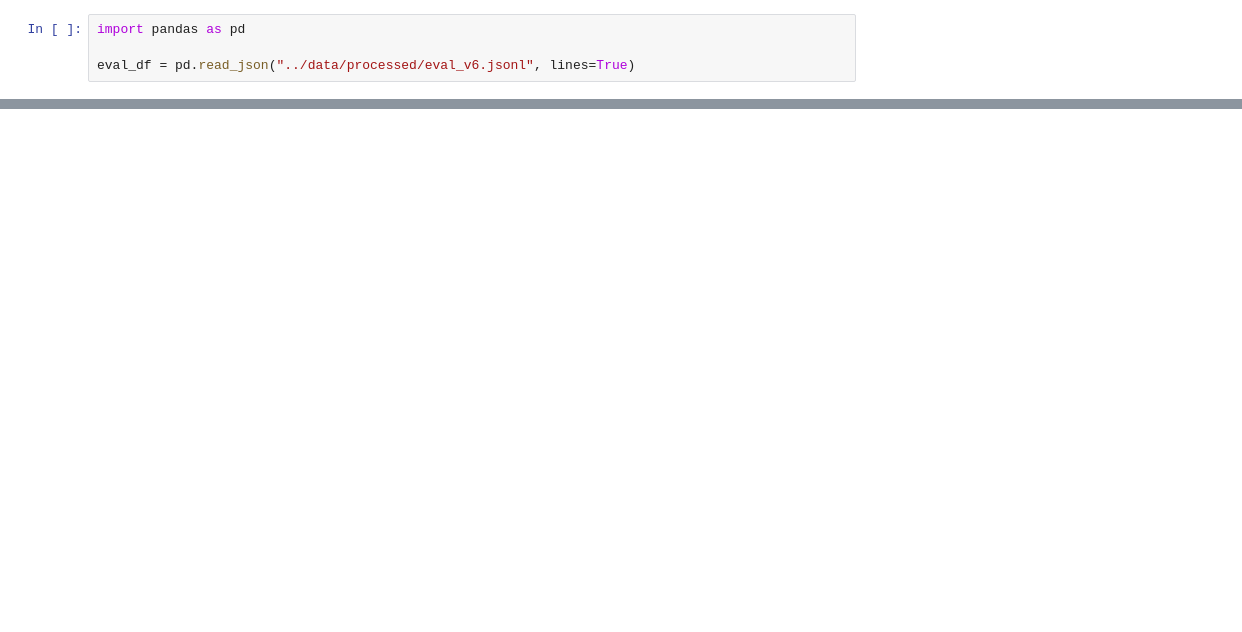
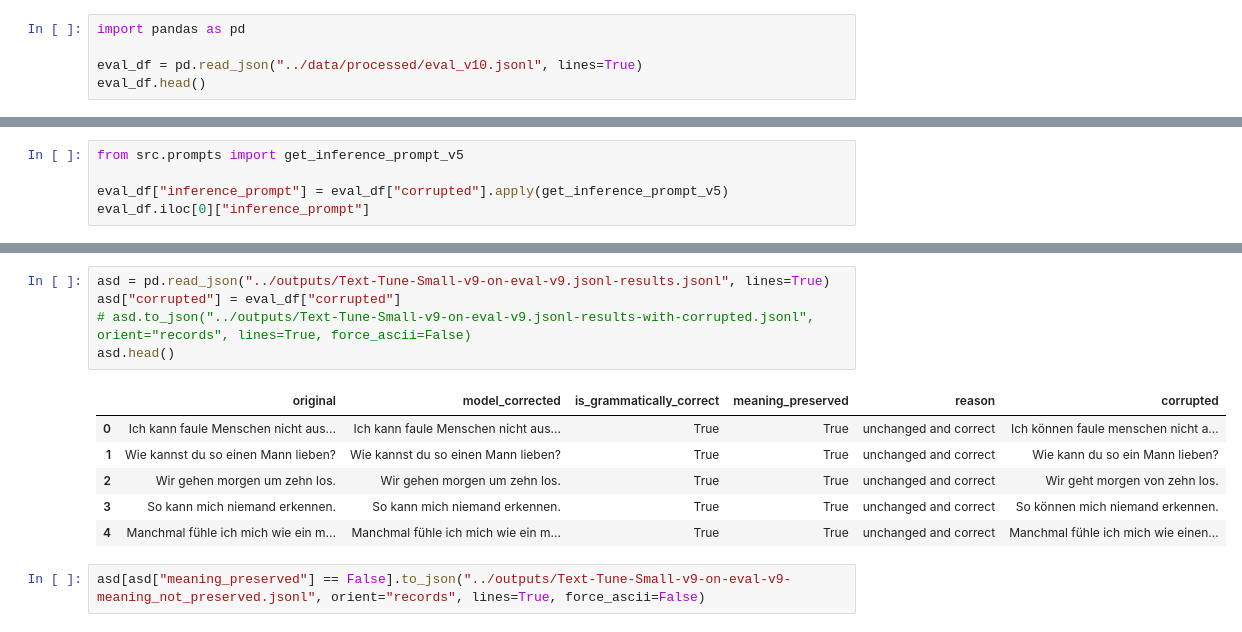
Before and after one commit to Horbee/text-tune-ai, a Jupyter notebook: notebooks/05_eval_pipeline.ipynb, the cells around one changed output, grey strips where cells are left out. Cells and saved outputs as stored; diff of their text form; blank space fills up the shorter version.

```diff
--- a/notebooks/05_eval_pipeline.ipynb
+++ b/notebooks/05_eval_pipeline.ipynb
@@ -1,4 +1,5 @@
 # %%
 import pandas as pd
 
-eval_df = pd.read_json("../data/processed/eval_v6.jsonl", lines=True)
+eval_df = pd.read_json("../data/processed/eval_v10.jsonl", lines=True)
+eval_df.head()
@@ -37,0 +53,5 @@ for index, row in tqdm(eval_df.iterrows(), total=len(eval_df), desc="Processing
+# %%
+from src.prompts import get_inference_prompt_v5
+
+eval_df["inference_prompt"] = eval_df["corrupted"].apply(get_inference_prompt_v5)
+eval_df.iloc[0]["inference_prompt"]
@@ -37,0 +107,14 @@ for index, row in tqdm(eval_df.iterrows(), total=len(eval_df), desc="Processing
+# %%
+asd = pd.read_json("../outputs/Text-Tune-Small-v9-on-eval-v9.jsonl-results.jsonl", lines=True)
+asd["corrupted"] = eval_df["corrupted"]
+# asd.to_json("../outputs/Text-Tune-Small-v9-on-eval-v9.jsonl-results-with-corrupted.jsonl", orient="records", lines=True, force_ascii=False)
+asd.head()
+# %% [output]
+|  | original | model_corrected | is_grammatically_correct | meaning_preserved | reason | corrupted |
+| 0 | Ich kann faule Menschen nicht aus... | Ich kann faule Menschen nicht aus... | True | True | unchanged and correct | Ich können faule menschen nicht a... |
+| 1 | Wie kannst du so einen Mann lieben? | Wie kannst du so einen Mann lieben? | True | True | unchanged and correct | Wie kann du so ein Mann lieben? |
+| 2 | Wir gehen morgen um zehn los. | Wir gehen morgen um zehn los. | True | True | unchanged and correct | Wir geht morgen von zehn los. |
+| 3 | So kann mich niemand erkennen. | So kann mich niemand erkennen. | True | True | unchanged and correct | So können mich niemand erkennen. |
+| 4 | Manchmal fühle ich mich wie ein m... | Manchmal fühle ich mich wie ein m... | True | True | unchanged and correct | Manchmal fühle ich mich wie einen... |
+# %%
+asd[asd["meaning_preserved"] == False].to_json("../outputs/Text-Tune-Small-v9-on-eval-v9-meaning_not_preserved.jsonl", orient="records", lines=True, force_ascii=False)
```
Also changed, not shown: parts of 8 cells of this notebook, 8 other files.
